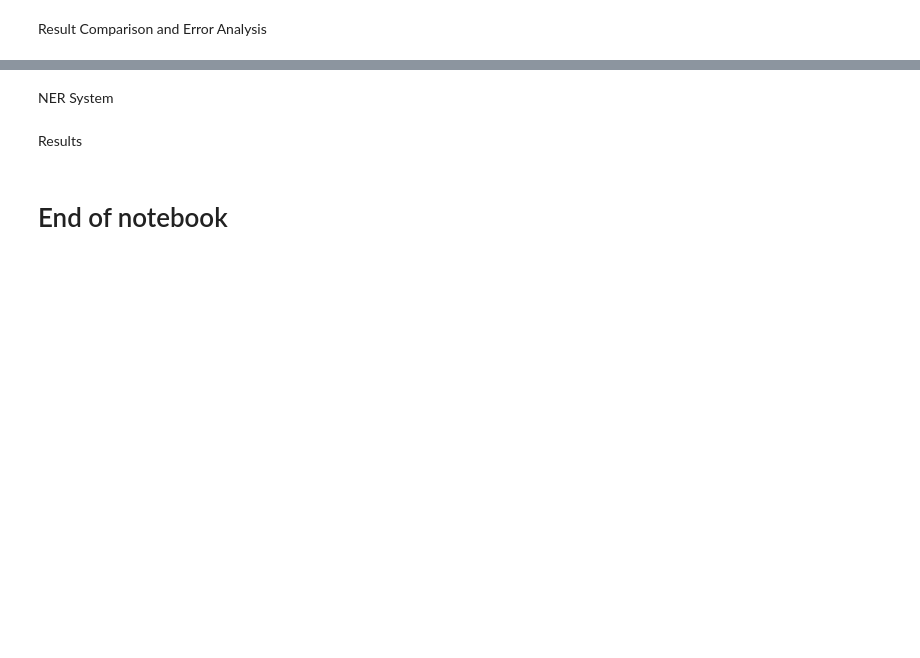
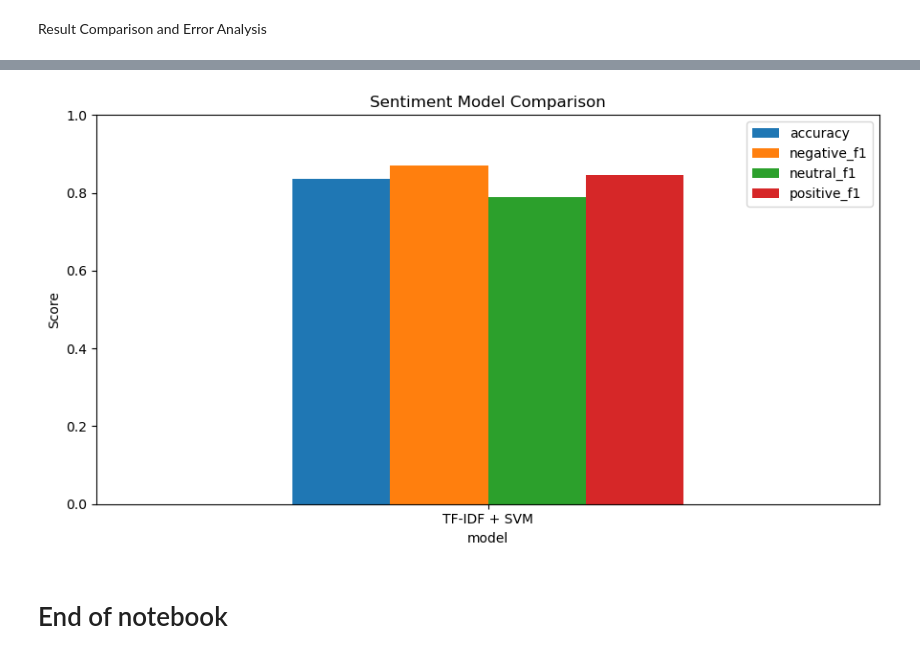
Before and after one commit to bgratz1/TextMiningLab1, a Jupyter notebook: final_project/Final_Project_Text_Mining.ipynb, the cells around one changed output, grey strips where cells are left out. Saved outputs shown, nothing was run; the diff lists cells and outputs as text; code cells hidden in the pictures; blank space fills up the shorter version.

Commit message:
Prepared code for sentiment analysis comparison

```diff
--- a/final_project/Final_Project_Text_Mining.ipynb
+++ b/final_project/Final_Project_Text_Mining.ipynb
@@ -142,4 +145,29 @@ ROBERTA Sentiment Analysis
 # %% [markdown]
 Result Comparison and Error Analysis
 # %%
-# code
+# ======================================
+# RESULT COMPARISON
+# ======================================
+
+svm_report = classification_report(y_test, predictions, output_dict=True)
+
+comparison_results = pd.DataFrame([
+    {
+        "model": "TF-IDF + SVM",
+        "accuracy": svm_report["accuracy"],
+        "negative_f1": svm_report["negative"]["f1-score"],
+        "neutral_f1": svm_report["neutral"]["f1-score"],
+        "positive_f1": svm_report["positive"]["f1-score"]
+    }
+])
+
+# After RoBERTa is added, uncomment this:
+# comparison_results.loc[len(comparison_results)] = {
+#     "model": "RoBERTa",
+#     "accuracy": roberta_report["accuracy"],
+#     "negative_f1": roberta_report["negative"]["f1-score"],
+#     "neutral_f1": roberta_report["neutral"]["f1-score"],
+#     "positive_f1": roberta_report["positive"]["f1-score"]
+# }
+
+comparison_results
@@ -170,2 +176,0 @@ Dataset Loading and Preprocessing
-# %% [markdown]
-NER System
@@ -174,2 +176,0 @@ NER System
-# %% [markdown]
-Results
@@ -178,2 +177,13 @@ Results
+# %%
+comparison_results.set_index("model").plot(kind="bar", figsize=(9, 5))
+
+plt.title("Sentiment Model Comparison")
+plt.ylabel("Score")
+plt.ylim(0, 1)
+plt.xticks(rotation=0)
+plt.tight_layout()
+plt.show()
+# %% [output]
+[figure, added]
 # %% [markdown]
 # End of notebook
```
Also changed, not shown: parts of 14 cells of this notebook.
